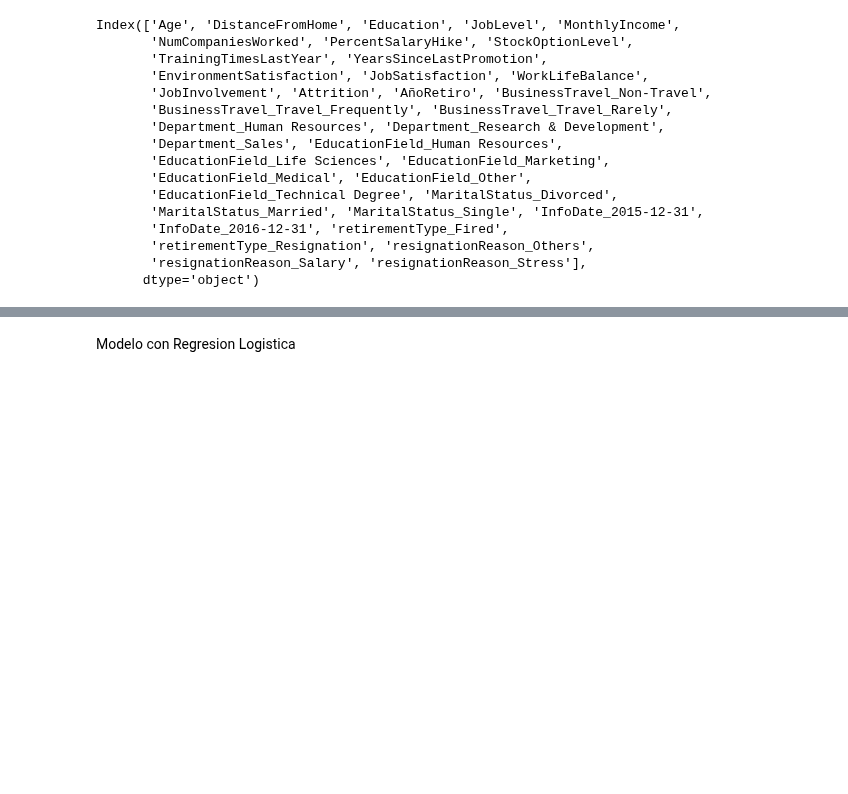
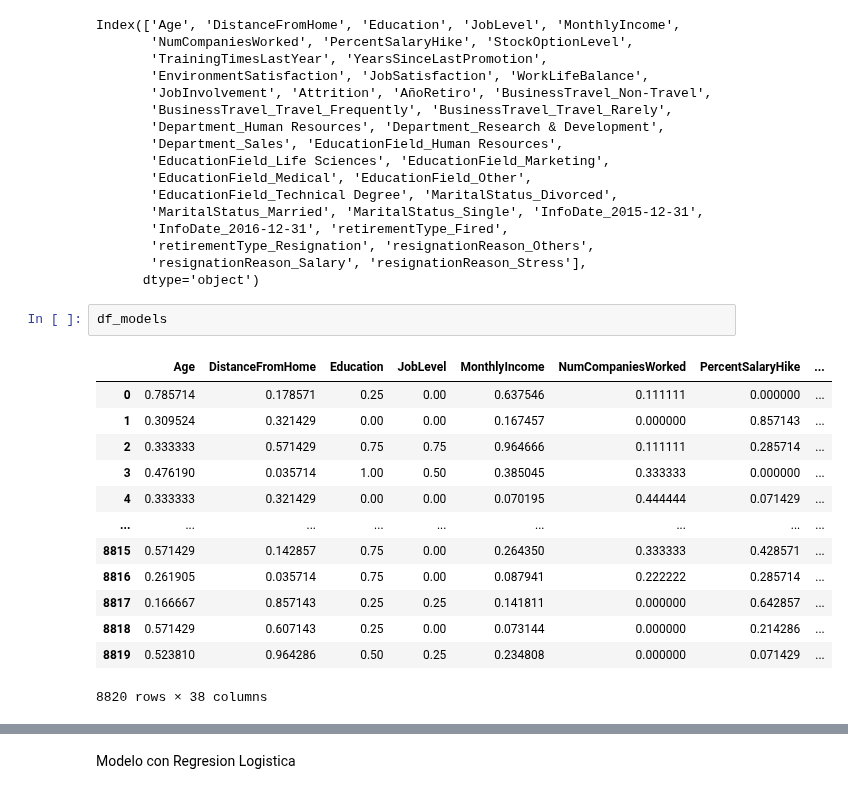
Before and after one commit to juantoro5/Analitica-para-RH-E7, a Jupyter notebook: Modelos.ipynb, the cells around one changed output, grey strips where cells are left out. Saved outputs shown, nothing was run; the diff lists cells and outputs as text; blank space fills up the shorter version.

```diff
--- a/Modelos.ipynb
+++ b/Modelos.ipynb
@@ -33,3 +39,19 @@ Index(['Age', 'DistanceFromHome', 'Education', 'JobLevel', 'MonthlyIncome',
        'retirementType_Resignation', 'resignationReason_Others',
        'resignationReason_Salary', 'resignationReason_Stress'],
       dtype='object')
+# %%
+df_models
+# %% [output]
+|  | Age | DistanceFromHome | Education | JobLevel | MonthlyIncome | NumCompaniesWorked | PercentSalaryHike | ... |
+| 0 | 0.785714 | 0.178571 | 0.25 | 0.00 | 0.637546 | 0.111111 | 0.000000 | ... |
+| 1 | 0.309524 | 0.321429 | 0.00 | 0.00 | 0.167457 | 0.000000 | 0.857143 | ... |
+| 2 | 0.333333 | 0.571429 | 0.75 | 0.75 | 0.964666 | 0.111111 | 0.285714 | ... |
+| 3 | 0.476190 | 0.035714 | 1.00 | 0.50 | 0.385045 | 0.333333 | 0.000000 | ... |
+| 4 | 0.333333 | 0.321429 | 0.00 | 0.00 | 0.070195 | 0.444444 | 0.071429 | ... |
+| ... | ... | ... | ... | ... | ... | ... | ... | ... |
+| 8815 | 0.571429 | 0.142857 | 0.75 | 0.00 | 0.264350 | 0.333333 | 0.428571 | ... |
+| 8816 | 0.261905 | 0.035714 | 0.75 | 0.00 | 0.087941 | 0.222222 | 0.285714 | ... |
+| 8817 | 0.166667 | 0.857143 | 0.25 | 0.25 | 0.141811 | 0.000000 | 0.642857 | ... |
+| 8818 | 0.571429 | 0.607143 | 0.25 | 0.00 | 0.073144 | 0.000000 | 0.214286 | ... |
+| 8819 | 0.523810 | 0.964286 | 0.50 | 0.25 | 0.234808 | 0.000000 | 0.071429 | ... |
+8820 rows × 38 columns
```
Also changed, not shown: parts of 13 cells of this notebook, 2 other files.
